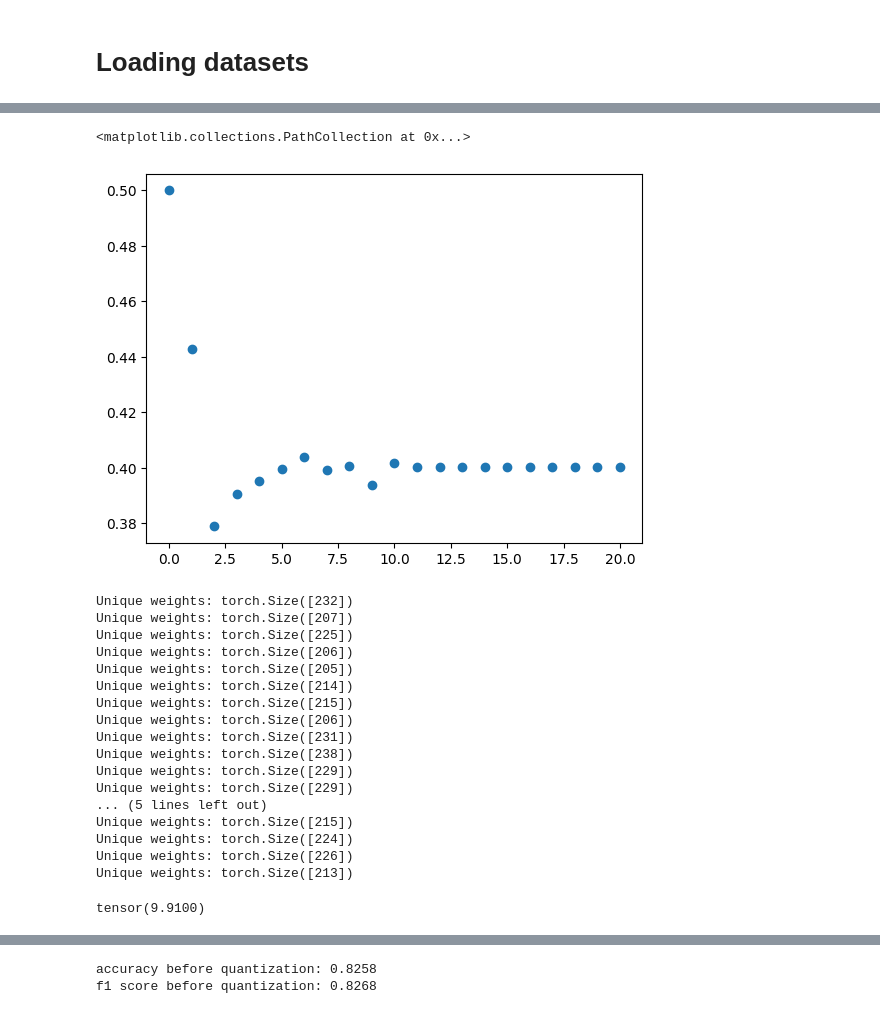
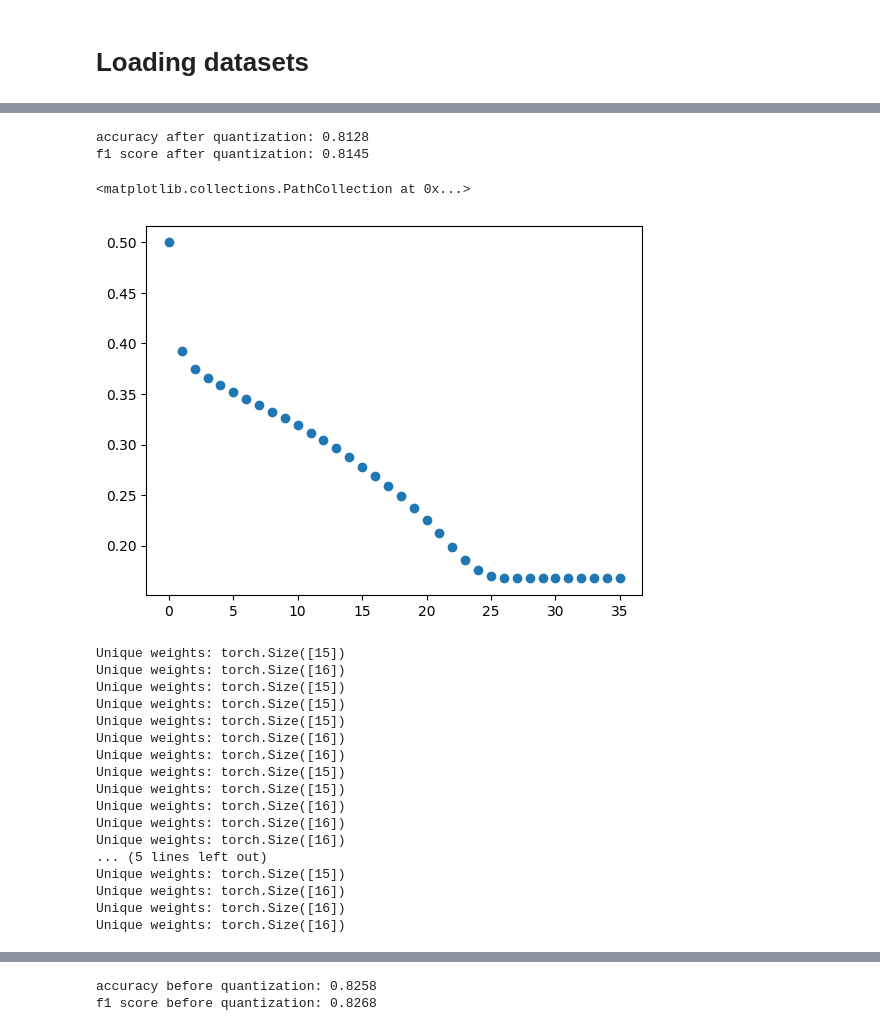
Before and after one commit to puscianm/anvil, a Jupyter notebook: testing.ipynb, the cells around one changed output, grey strips where cells are left out. Saved outputs shown, nothing was run; the diff lists cells and outputs as text; code cells hidden in the pictures.

```diff
--- a/testing.ipynb
+++ b/testing.ipynb
@@ -70,3 +70,7 @@ images_1 = torch.cat(images_list, dim=0)[:50]
 images_1 = images_1.to(device)
 # %%
 model = model.to(device)
+# %%
+for i in list(model.named_modules()):
+    if i[0] != '':
+        print(i[0], type(i[1]))
@@ -73,5 +95,5 @@ model = model.to(device)
 # %%
 adaround_wrapper = anvil.adaround.AdaRoundModelWrapper(model, images_1)
-adaround_statistics, quantizized_weights, quantizized_model = adaround_wrapper.apply_adaround_to_layers(reg_param=100, bitwidth=8, per_channel=False, num_iterations=2000, beta_range=(20, 2))
+adaround_statistics, quantizized_weights, quantizized_model = adaround_wrapper.apply_adaround_to_layers(reg_param=2, bitwidth=4, per_channel=False, num_iterations=3500, beta_range=(20, 2), optimizer_lr=3e-2, use_quantiles=True, lower_quantile=0.00005, upper_quantile=0.99995)
 # %% [output]
 Quantizizing conv and lin
@@ -78,11 +113,18 @@ Quantizizing conv and lin
+# %%
+y_true, y_pred = evaluate_model(quantizized_model, test_loader, 'cuda:0')
+print(f"accuracy after quantization: {metrics.accuracy_score(y_true, y_pred)}")
+print(f"f1 score after quantization: {metrics.f1_score(y_true, y_pred, average='weighted'):.4f}")
+# %% [output]
+accuracy after quantization: 0.8128
+f1 score after quantization: 0.8145
 # %%
 means = []
-for h_alpha in adaround_statistics['conv1']['h_alphas']:
+for h_alpha in adaround_statistics['layer4.0.conv1']['h_alphas']:
     means.append(h_alpha.to("cpu").mean())
 plt.scatter([i for i in range(len(means))], means)
 # %% [output]
 <matplotlib.collections.PathCollection at 0x...>
-[figure, old version]
+[figure, new version]
 # %%
 
 layer41conv2 = None
@@ -98,24 +140,20 @@ for name, module in model.named_modules():
         if name == "layer4.1.conv2":
             baselayer41conv2 = module.weight.detach()
 # %% [output]
-Unique weights: torch.Size([232])
-Unique weights: torch.Size([207])
-Unique weights: torch.Size([225])
-Unique weights: torch.Size([206])
-Unique weights: torch.Size([205])
-Unique weights: torch.Size([214])
-Unique weights: torch.Size([215])
-Unique weights: torch.Size([206])
-Unique weights: torch.Size([231])
-Unique weights: torch.Size([238])
-Unique weights: torch.Size([229])
-Unique weights: torch.Size([229])
+Unique weights: torch.Size([15])
+Unique weights: torch.Size([16])
+Unique weights: torch.Size([15])
+Unique weights: torch.Size([15])
+Unique weights: torch.Size([15])
+Unique weights: torch.Size([16])
+Unique weights: torch.Size([16])
+Unique weights: torch.Size([15])
+Unique weights: torch.Size([15])
+Unique weights: torch.Size([16])
+Unique weights: torch.Size([16])
+Unique weights: torch.Size([16])
 ... (5 lines left out)
-Unique weights: torch.Size([215])
-Unique weights: torch.Size([224])
-Unique weights: torch.Size([226])
-Unique weights: torch.Size([213])
+Unique weights: torch.Size([15])
+Unique weights: torch.Size([16])
+Unique weights: torch.Size([16])
+Unique weights: torch.Size([16])
-# %%
-torch.quantile(torch.Tensor([1,2,3,4,5,6,7,8,9,10]), 0.99)
-# %% [output]
-tensor(9.9100)
```
Also changed, not shown: parts of 17 cells of this notebook, 1 other file.
